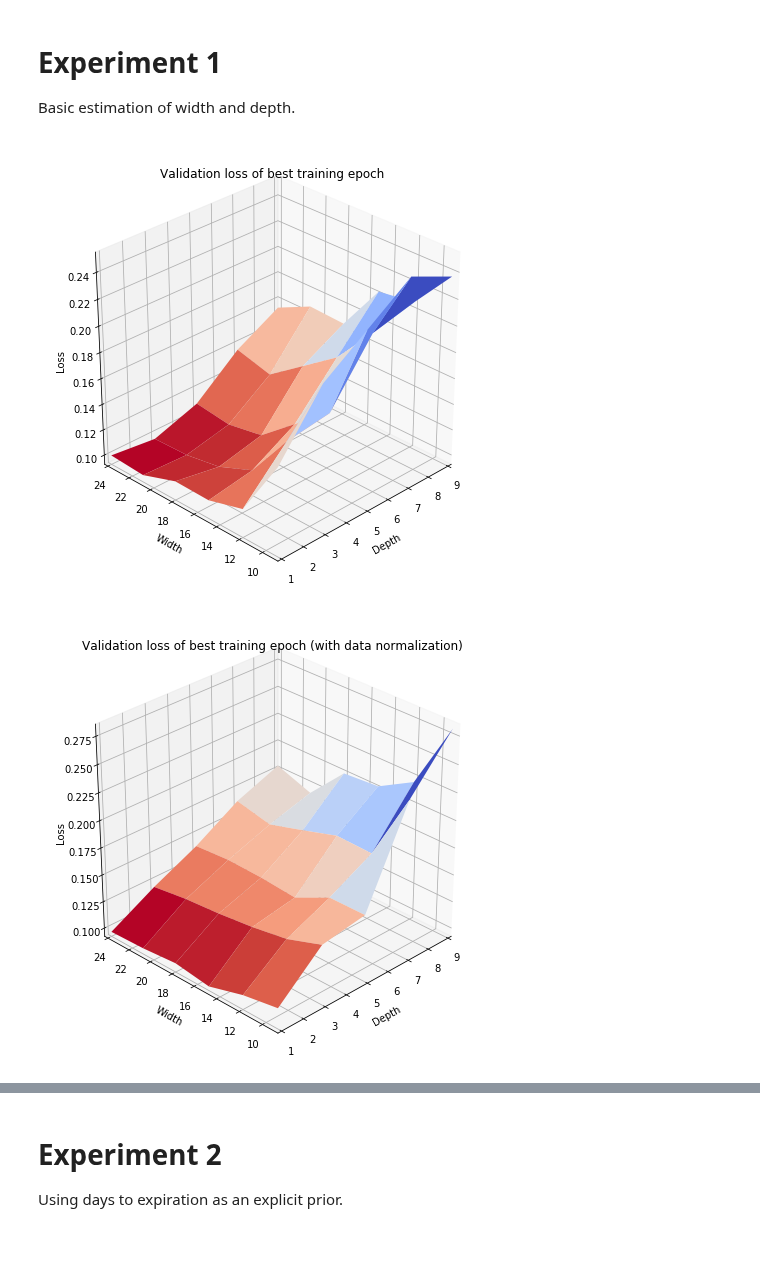
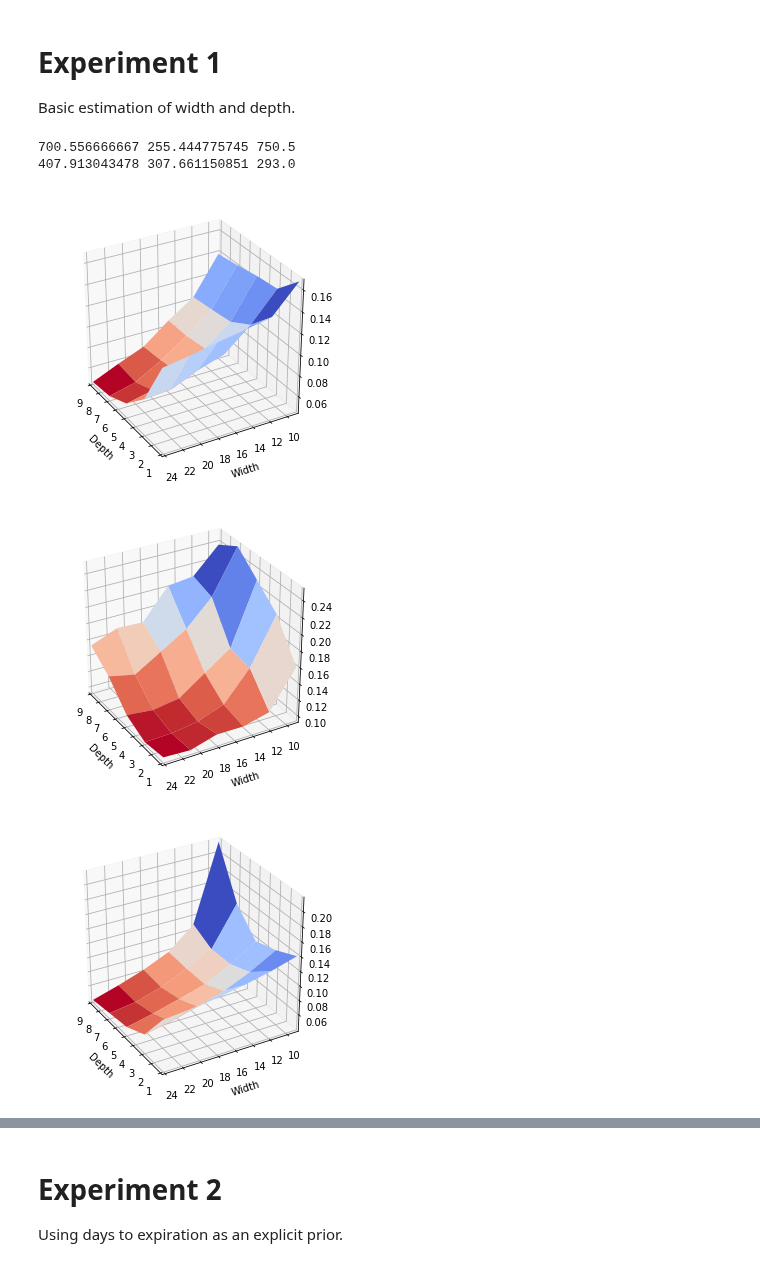
Before and after one commit to leyhline/vix-term-structure, a Jupyter notebook: comparison1-4.ipynb, the cells around one changed output, grey strips where cells are left out. Drawn from its saved outputs; the diff is of its cells as text; code cells hidden in the pictures.

```diff
--- a/comparison1-4.ipynb
+++ b/comparison1-4.ipynb
@@ -9,44 +9,58 @@ from vixstructure.utils import parse_whole_directory
 # %%
-def plot3d_loss(dataframe, zlim=None):
+def plot3d_loss(dataframe, zlim=None, rotation=225):
     X = dataframe.index.levels[0]
     Y = dataframe.index.levels[1]
     X, Y = np.meshgrid(X, Y)
     Z = np.reshape(
-            np.array(list(map(lambda x: dataframe.get((x[0], x[1]), default=0.5),
+            np.array(list(map(lambda x: dataframe.get((x[0], x[1]), default=0.45),
                               np.reshape(np.dstack((X,Y)), (X.shape[0]*X.shape[1],2))))),
             X.shape)
-    fig = plt.figure(figsize=(8, 8))
+    fig = plt.figure(figsize=(5, 5))
     ax = fig.gca(projection='3d')
     ax.plot_surface(X, Y, Z, linewidth=None, antialiased=True, cmap=cm.coolwarm_r)
-    ax.view_init(azim=225)
+    ax.view_init(azim=rotation)
     ax.set_xlabel("Depth")
     ax.set_ylabel("Width")
     ax.set_xlim(X[0,0], X[-1,-1])
     ax.set_ylim(Y[0,0], Y[-1,-1])
     ax.set_zlim(zlim)
-    ax.set_zlabel("Loss", rotation=90)
+    #ax.set_zlabel("Loss", rotation=90)
 # %%
-experiment1 = parse_whole_directory("models/experiment01/")
-experiment2 = parse_whole_directory("models/experiment02/")
-experiment3 = parse_whole_directory("models/experiment03/")
-experiment4 = parse_whole_directory("models/experiment04/")
+experiment1 = parse_whole_directory_old("models/experiment01/")
+experiment2 = parse_whole_directory_old("models/experiment02/")
+experiment3 = parse_whole_directory_old("models/experiment03/")
+experiment4 = parse_whole_directory_old("models/experiment04/")
 # %% [markdown]
 # Experiment 1
 
 Basic estimation of width and depth.
+# %%
+argmin_epchs_basic = np.array([v[3] for v in experiment1["val_loss"].loc[:,:,False].groupby(("depth", "width", "datetime")).idxmin()])
+argmin_epchs_normal = np.array([v[3] for v in experiment1["val_loss"].loc[:,:,True].groupby(("depth", "width", "datetime")).idxmin()])
+print(argmin_epchs_basic.mean(), argmin_epchs_basic.std(), np.median(argmin_epchs_basic))
+print(argmin_epchs_normal.mean(), argmin_epchs_normal.std(), np.median(argmin_epchs_normal))
+# %% [output]
+700.556666667 255.444775745 750.5
+407.913043478 307.661150851 293.0
 # %%
-ex1_min = experiment1["val_loss"].groupby(("depth", "width", "normalized", "datetime")).min()
-ex1_min_basic = ex1_min[:,:,False]
-ex1_min_normal = ex1_min[:,:,True]
+ex1_min = experiment1.groupby(("depth", "width", "normalized", "datetime")).min()
+ex1_min_basic = ex1_min.loc(axis=0)[:,:,False]
+ex1_min_normal = ex1_min.loc(axis=0)[:,:,True]
 # %%
-plot3d_loss(ex1_min_basic.groupby(("depth", "width")).mean())
-plt.title("Validation loss of best training epoch")
+plot3d_loss(ex1_min_basic["loss"].groupby(("depth", "width")).mean(), rotation=150)
+plt.savefig("approach1-ex1-loss-basic.pdf", format="pdf", bbox_inches="tight", dpi=300)
 plt.show()
 # %% [output]
-[figure, old version]
+[figure, new version]
+# %%
+plot3d_loss(ex1_min_basic["val_loss"].groupby(("depth", "width")).mean(), rotation=150)
+plt.savefig("approach1-ex1-val-basic.pdf", format="pdf", bbox_inches="tight", dpi=300)
+plt.show()
+# %% [output]
+[figure, added]
 # %%
-plot3d_loss(ex1_min_normal.groupby(("depth", "width")).mean())
-plt.title("Validation loss of best training epoch (with data normalization)")
+plot3d_loss(ex1_min_normal["loss"].groupby(("depth", "width")).mean(), rotation=150)
+plt.savefig("approach1-ex1-loss-normal.pdf", format="pdf", bbox_inches="tight", dpi=300)
 plt.show()
 # %% [output]
-[figure, old version]
+[figure, new version]
```
Also changed, not shown: parts of 16 cells of this notebook, 4 other files.
